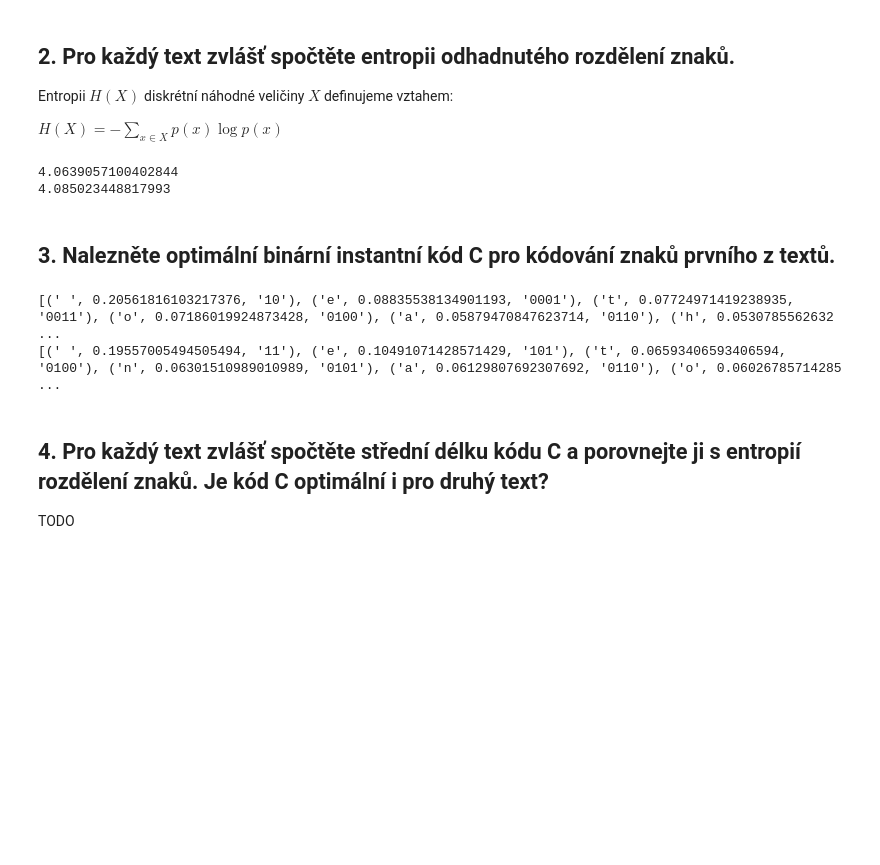
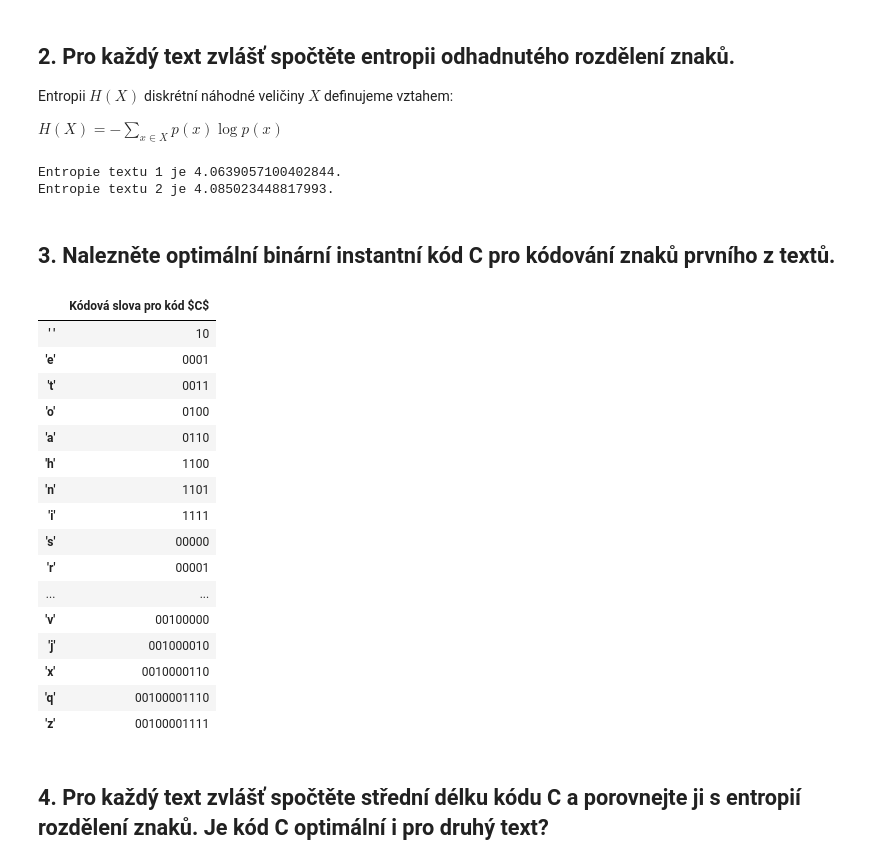
Before and after one commit to polipones/ni-vsm-homeworks, a Jupyter notebook: hw01/hw01.ipynb, the cells around one changed output. Drawn from its saved outputs; the diff is of its cells as text; code cells hidden in the pictures; blank space fills up the shorter version.

```diff
--- a/hw01/hw01.ipynb
+++ b/hw01/hw01.ipynb
@@ -8,7 +12,7 @@ f2 = open('../source/006.txt', 'r')
 # %% [markdown]
 Spočtení pravděpodobností pro každý znak z textů:
 # %%
-def char_probabilities(file):
+def char_probabilities(file) -> list[tuple[str, float]]:
     # Read lines except the first one
     lines = file.readlines()[1:]
 
@@ -36,7 +40,7 @@ def char_probabilities(file):
     return [(k, v) for k, v in sorted(probabilities.items(), key=lambda item: item[1], reverse=True)]
 
 probabilities1 = char_probabilities(f1)
-print(probabilities1)
 probabilities2 = char_probabilities(f2)
-print(probabilities2)
+print('Pravděpodobnosti jednotlivých znaků v textu 1 jsou {}.'.format(probabilities1))
+print('Pravděpodobnosti jednotlivých znaků v textu 2 jsou {}.'.format(probabilities2))
 # %% [output]
@@ -69,65 +72,73 @@ Entropii $H(X)$ diskrétní náhodné veličiny $X$ definujeme vztahem:
 
 $H(X) = - \sum_{x \in X} p(x)\log p(x)$
 # %%
-import numpy as np
-def char_entropy(char_probabilities):
+def char_entropy(char_probabilities) -> float:
     entropy = 0
     for c, p in char_probabilities:
         entropy -= p * np.log2(p)
     return entropy
 
 entropy1 = char_entropy(probabilities1)
-print(entropy1)
 entropy2 = char_entropy(probabilities2)
-print(entropy2)
+print('Entropie textu 1 je {}.'.format(entropy1))
+print('Entropie textu 2 je {}.'.format(entropy2))
 # %% [output]
-4.0639057100402844
-4.085023448817993
+Entropie textu 1 je 4.0639057100402844.
+Entropie textu 2 je 4.085023448817993.
 # %% [markdown]
 ## 3. Nalezněte optimální binární instantní kód C pro kódování znaků **prvního** z textů.
 # %%
+def get_split_values(word, word_part: int, old_code: str, code_char: str):
+    char = word[word_part][0]
+    probability = word[word_part][1]
+    code = old_code + code_char
+    return char, probability, code
+
 def make_code(char_probabilities):
-    # Ending condition
     if len(char_probabilities) <= 2:
         index = 0
         ret = []
         for c, p in char_probabilities:
             ret += [(c, p, str(index))]
             index += 1
         return ret
 
-    least_probable = char_probabilities[-2:]
-    new_least = [(least_probable[0][0] + least_probable[1][0], least_probable[0][1] + least_probable[1][1])]
-    ret2 = make_code(sorted(char_probabilities[:-2] + new_least, key=lambda item: item[1], reverse=True))
+    two_least_probable = char_probabilities[-2:]
+    new_combined = [(two_least_probable[0][0] + two_least_probable[1][0], two_least_probable[0][1] + two_least_probable[1][1])]
+    ret2 = make_code(sorted(char_probabilities[:-2] + new_combined, key=lambda item: item[1], reverse=True))
     # print(ret2, char_probabilities, len(char_probabilities))
     new_list = []
     for char, p, code in ret2:
-        if new_least[0][0] == char:
-            base_code = code
-            char = least_probable[0][0]
-            p = least_probable[0][1]
-            code = base_code + str(0)
-            new_list += [(char, p, code)]
-            char = least_probable[1][0]
-            p = least_probable[1][1]
-            code = base_code + str(1)
-            new_list += [(char, p, code)]
+        if new_combined[0][0] == char:
+            old_code = code
+            new_list += [get_split_values(two_least_probable, 0, old_code, str(0))]
+            new_list += [get_split_values(two_least_probable, 1, old_code, str(1))]
         else:
             new_list += [(char, p, code)]
     return new_list
 
-instant_code1 = make_code(probabilities1)
-instant_code1 = sorted(instant_code1, key=lambda item: item[1], reverse=True)
-print(instant_code1)
-instant_code2 = make_code(probabilities2)
-instant_code2 = sorted(instant_code2, key=lambda item: item[1], reverse=True)
-print(instant_code2)
+instant_code1 = sorted(make_code(probabilities1), key=lambda item: item[1], reverse=True)
+pd.DataFrame({'Kódová slova pro kód $C$': [code for _, _, code in instant_code1]}, index=['\'{}\''.format(char) for char, _, _ in instant_code1])
 # %% [output]
-[(' ', 0.20561816103217376, '10'), ('e', 0.08835538134901193, '0001'), ('t', 0.07724971419238935, '0011'), ('o', 0.07186019924873428, '0100'), ('a', 0.05879470847623714, '0110'), ('h', 0.0530785562632 ...
-[(' ', 0.19557005494505494, '11'), ('e', 0.10491071428571429, '101'), ('t', 0.06593406593406594, '0100'), ('n', 0.06301510989010989, '0101'), ('a', 0.06129807692307692, '0110'), ('o', 0.06026785714285 ...
+|  | Kódová slova pro kód $C$ |
+| ' ' | 10 |
+| 'e' | 0001 |
+| 't' | 0011 |
+| 'o' | 0100 |
+| 'a' | 0110 |
+| 'h' | 1100 |
+| 'n' | 1101 |
+| 'i' | 1111 |
+| 's' | 00000 |
+| 'r' | 00001 |
+| ... | ... |
+| 'v' | 00100000 |
+| 'j' | 001000010 |
+| 'x' | 0010000110 |
+| 'q' | 00100001110 |
+| 'z' | 00100001111 |
 # %% [markdown]
 ## 4. Pro každý text zvlášť spočtěte střední délku kódu C a porovnejte ji s entropií rozdělení znaků. Je kód C optimální i pro druhý text?
-TODO
 # %%
 def average_code_length(instant_codes):
     avg_length = 0
```
Also changed, not shown: parts of 4 cells of this notebook.
